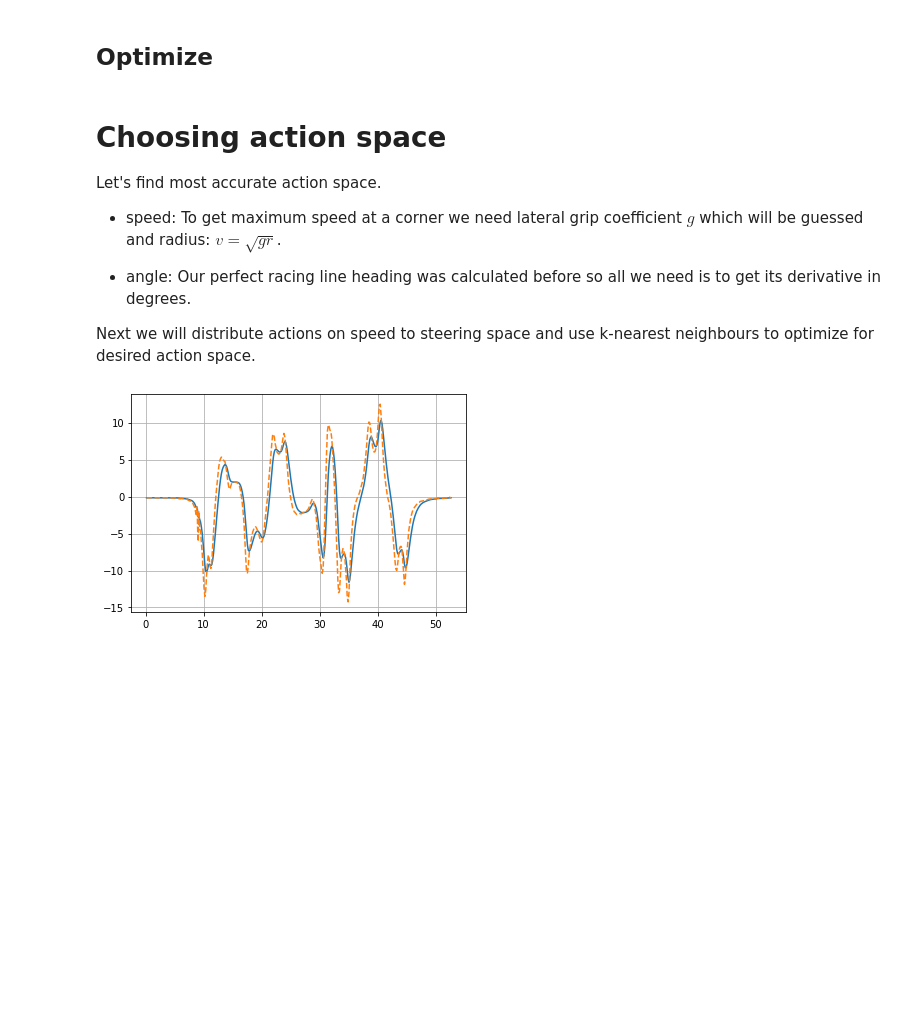
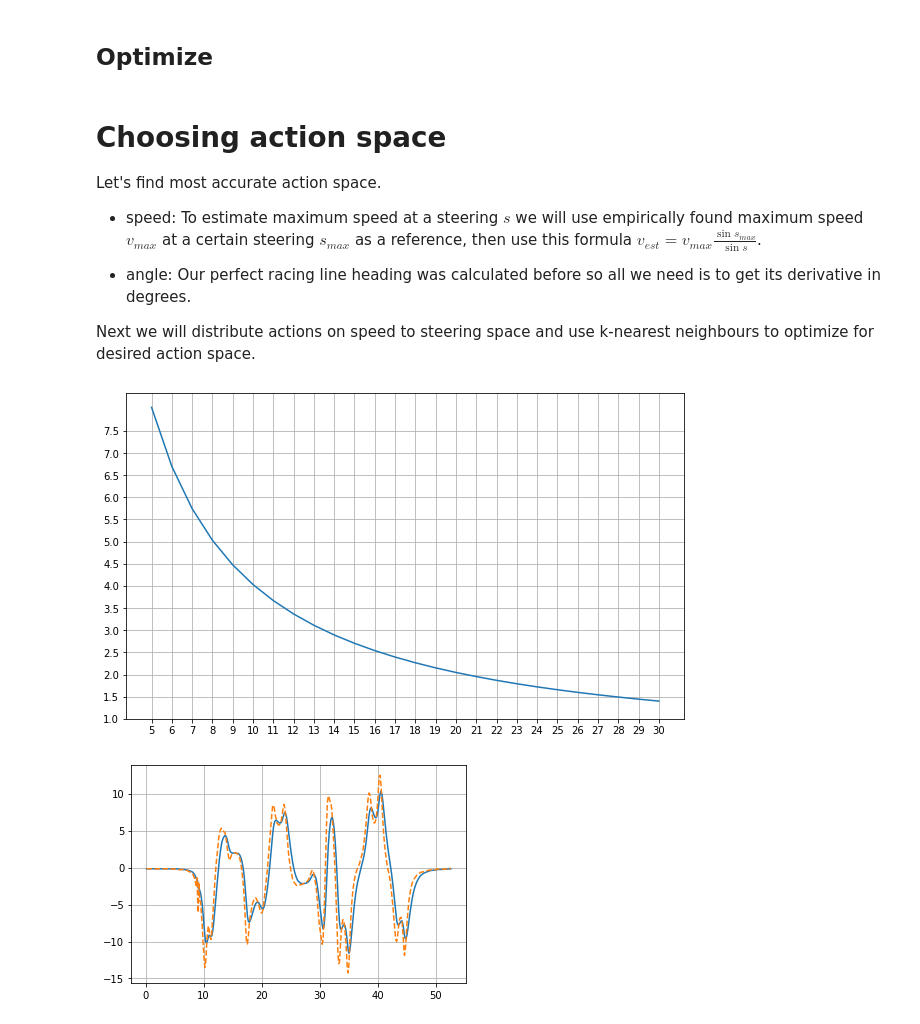
Before and after one commit to Maciej-GBS/dr-gummy, a Jupyter notebook: Track_analysis.ipynb, the cells around one changed output. Saved outputs shown, nothing was run; the diff lists cells and outputs as text; code cells hidden in the pictures; blank space fills up the shorter version.

```diff
--- a/Track_analysis.ipynb
+++ b/Track_analysis.ipynb
@@ -257,12 +257,27 @@ w_headings = np.ones(STEPS + 1) * heading[0]
 Let's find most accurate action space.
 
 - speed:
-    To get maximum speed at a corner we need lateral grip coefficient $g$ which will be guessed and radius: $v = \sqrt{g r}$.
+    To estimate maximum speed at a steering $s$ we will use empirically found maximum speed $v_{max}$ at a certain steering $s_{max}$ as a reference, then use this formula
+    $v_{est} = v_{max} \frac{\sin{s_{max}}}{\sin{s}}$.
 
 - angle:
     Our perfect racing line heading was calculated before so all we need is to get its derivative in degrees.
 
 Next we will distribute actions on speed to steering space and use k-nearest neighbours to optimize for desired action space.
+# %%
+V_MAX = 1.4
+S_MAX = math.radians(30.0)
+estimate = lambda s: V_MAX * np.sin(S_MAX) / np.sin(np.radians(s))
+# %%
+s = np.linspace(5.0, 30.0, num=26)
+fig = plt.figure(figsize=(10,6))
+ax = fig.add_subplot()
+ax.plot(s, estimate(s))
+ax.set_xticks(np.arange(5,31))
+ax.set_yticks(np.arange(1,8,0.5))
+ax.grid()
+# %% [output]
+[figure, added]
 # %%
 steering = np.array([t[:-1], np.degrees(dh)])
 plt.plot(*steering)
```
Also changed, not shown: 2 other files.
